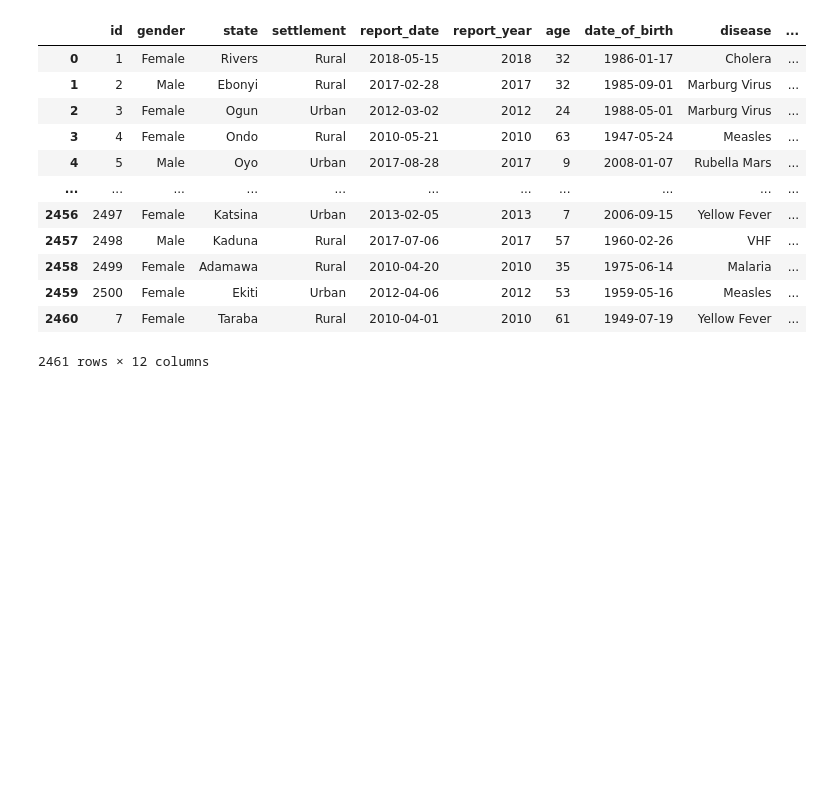
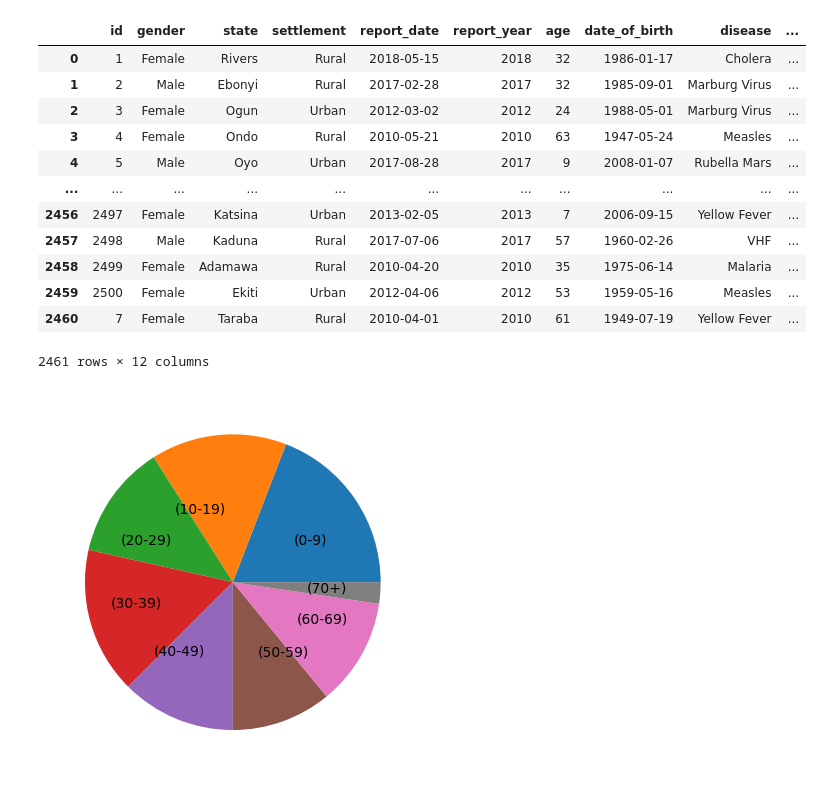
Before and after one commit to GosunJ/Portfolio_projects, a Jupyter notebook: Disease_df.ipynb, the cells around one changed output. Saved outputs shown, nothing was run; the diff lists cells and outputs as text; code cells hidden in the pictures; blank space fills up the shorter version.

```diff
--- a/Disease_df.ipynb
+++ b/Disease_df.ipynb
@@ -380,5 +427,3 @@ disease_df[disease_df['disease']=='Diarrhoea'].groupby('age')['disease'].count
-# %%
-disease_df['age_bracket'] = pd.cut(disease_df.age, bins=[0,20,30,40,50,float('inf')],labels=['Teenager', 'Young Adult', 'Adult', 'Middle Age', 'Old'])
 # %%
 disease_df
 # %% [output]
@@ -395,3 +440,14 @@ disease_df
 | 2459 | 2500 | Female | Ekiti | Urban | 2012-04-06 | 2012 | 53 | 1959-05-16 | Measles | ... |
 | 2460 | 7 | Female | Taraba | Rural | 2010-04-01 | 2010 | 61 | 1949-07-19 | Yellow Fever | ... |
 2461 rows × 12 columns
+# %%
+#b. Which Age group are more perceptible to Diarrhoea?
+disease_diarrhoea=disease_df[disease_df['disease'] == 'Diarrhoea'].groupby('Age_Group')['disease'].count().reset_index()
+
+plt.pie(disease_diarrhoea['disease'], labels=disease_diarrhoea['Age_Group'], labeldistance=0.5)
+
+
+
+plt.show()
+# %% [output]
+[figure, added]
```
Also changed, not shown: parts of 10 cells of this notebook.
